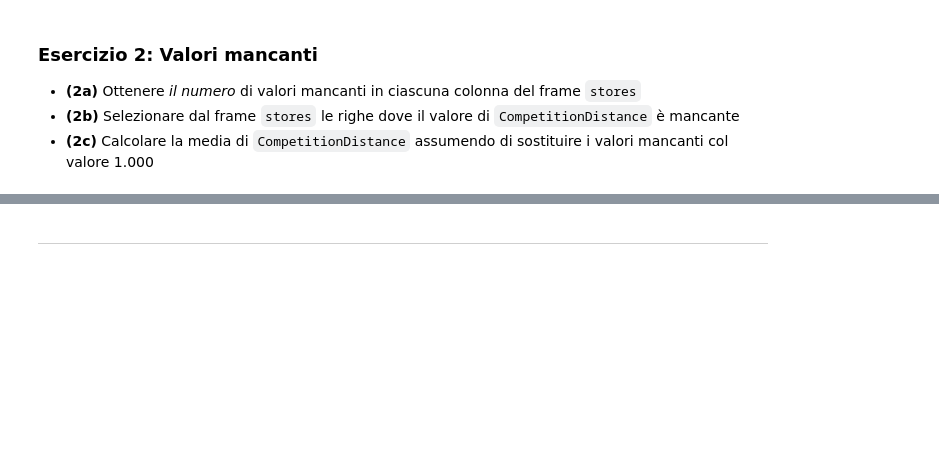
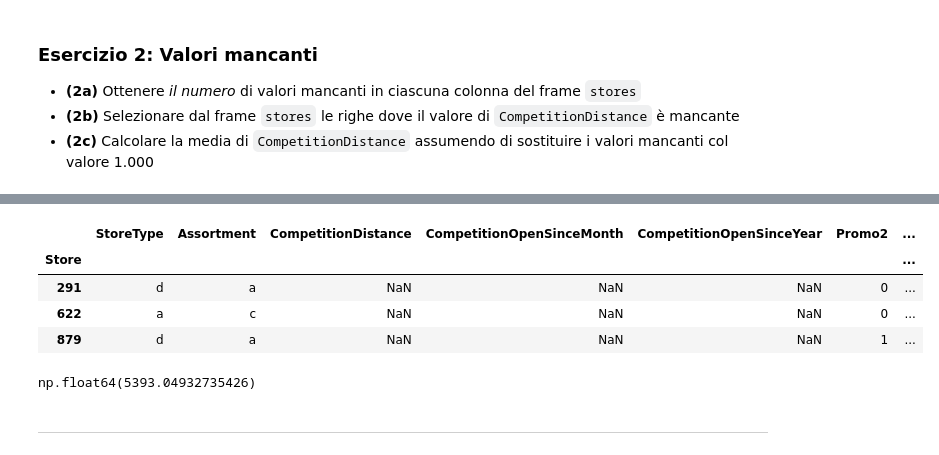
Before and after one commit to elettra-ven/AppDataIntensive2025-2026, a Jupyter notebook: Preprocessing_con_pandas/Preprocessing_e_analisi_esplorativa.nosol.ipynb, the cells around one changed output, grey strips where cells are left out. Cells and saved outputs as stored; diff of their text form; code cells hidden in the pictures; blank space fills up the shorter version.

```diff
--- a/Preprocessing_con_pandas/Preprocessing_e_analisi_esplorativa.nosol.ipynb
+++ b/Preprocessing_con_pandas/Preprocessing_e_analisi_esplorativa.nosol.ipynb
@@ -263,3 +309,17 @@ Esistono altri metodi più avanzati per sostituire i valori mancanti in base a q
+# %%
+#(2b)
+stores.loc[stores['CompetitionDistance'].isna()]
+# %% [output]
+|  | StoreType | Assortment | CompetitionDistance | CompetitionOpenSinceMonth | CompetitionOpenSinceYear | Promo2 | ... |
+| Store |  |  |  |  |  |  | ... |
+| 291 | d | a | NaN | NaN | NaN | 0 | ... |
+| 622 | a | c | NaN | NaN | NaN | 0 | ... |
+| 879 | d | a | NaN | NaN | NaN | 1 | ... |
+# %%
+#(2c)
+stores['CompetitionDistance'].fillna(1000).mean()
+# %% [output]
+np.float64(5393.04932735426)
 # %% [markdown]
 ---
 # %% [markdown]
```
Also changed, not shown: parts of 37 cells of this notebook.
